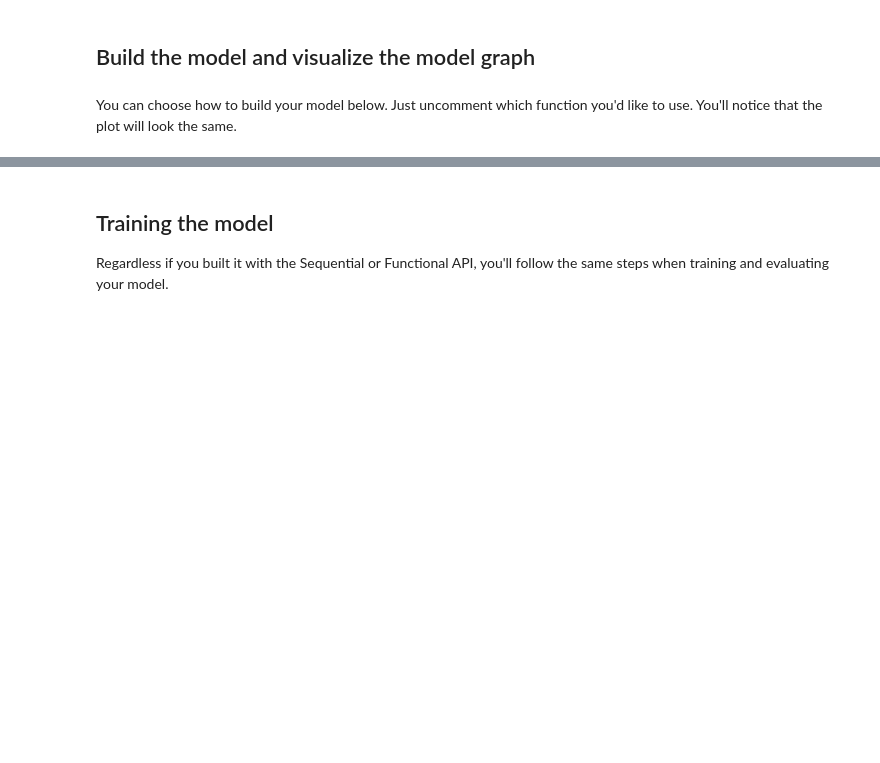
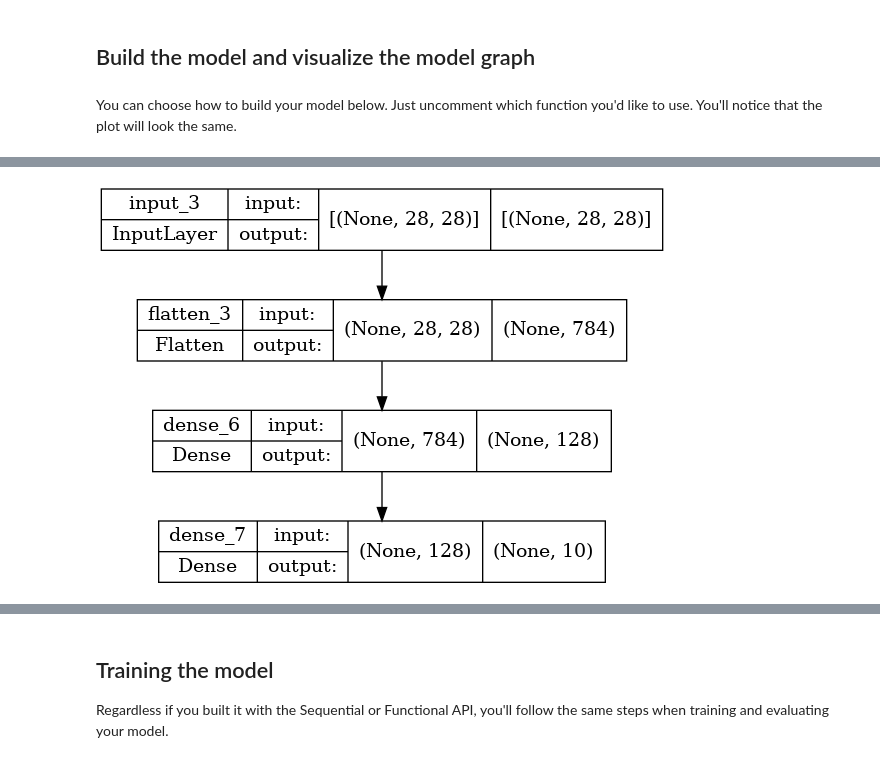
Before and after one commit to saikhu/TensorFlow-Advanced-Techniques-Specialization, a Jupyter notebook: C1_W1_Lab_1_functional-practice.ipynb, the cells around one changed output, grey strips where cells are left out. Cells and saved outputs as stored; diff of their text form; code cells hidden in the pictures; blank space fills up the shorter version.

```diff
--- a/C1_W1_Lab_1_functional-practice.ipynb
+++ b/C1_W1_Lab_1_functional-practice.ipynb
@@ -78,8 +78,7 @@ def build_model_with_functional():
 You can choose how to build your model below. Just uncomment which function you'd like to use. You'll notice that the plot will look the same.
 # %%
 modelF = build_model_with_functional()
-#model = build_model_with_sequential()
 
 # Plot model graph
-plot_model(modelF, show_shapes=True, show_layer_names=True, to_file='model.png')
+tf.keras.utils.plot_model(modelF, show_shapes=True, show_layer_names=True, to_file='modelF.png')
 # %% [output]
@@ -87,3 +85,4 @@ ImportError: cannot import name 'wrappers' from 'tensorflow.python.keras.layers'
+[figure, added]
 # %%
 #model = build_model_with_functional()
 modelS = build_model_with_sequential()
```
Also changed, not shown: parts of 4 cells of this notebook, 4 other files.
